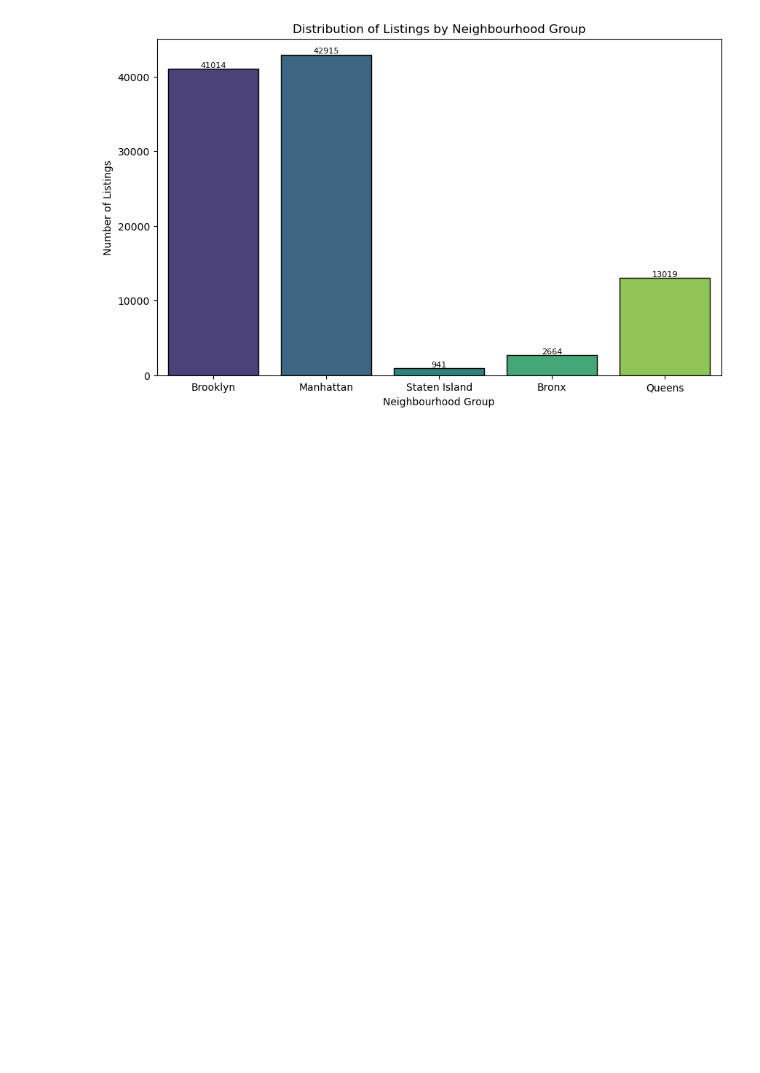
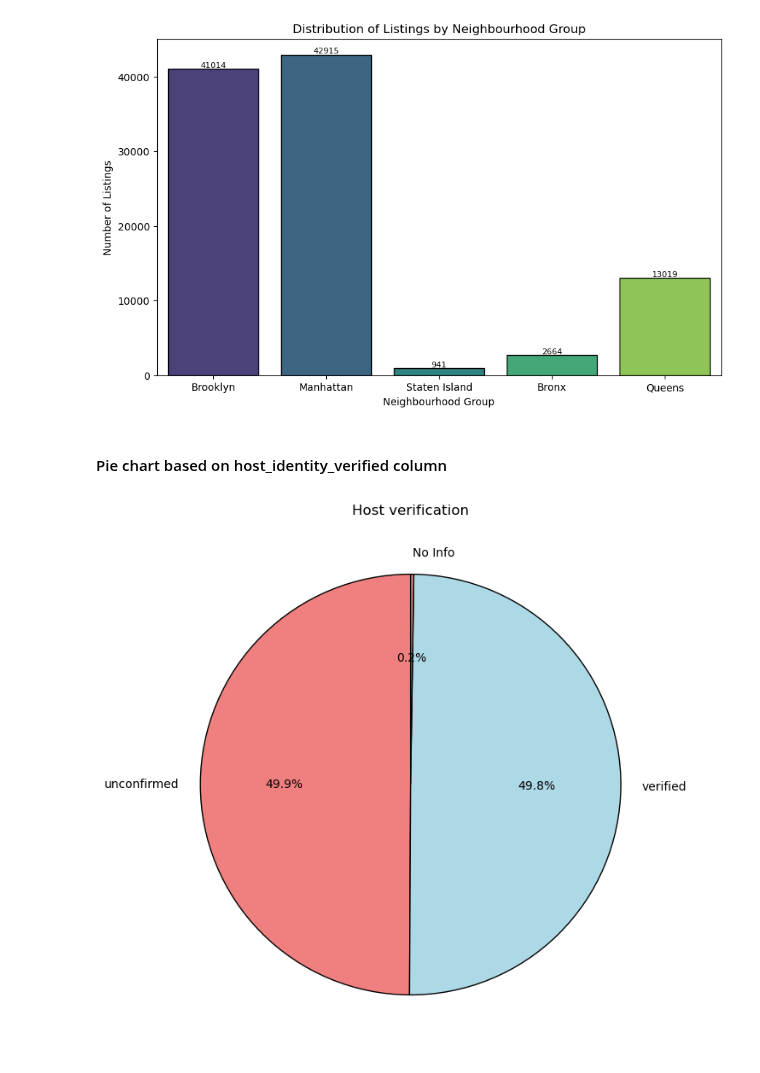
Before and after one commit to dominikvukelic/airbnb_ny_project, a Jupyter notebook: graphs/graphs.ipynb, the cells around one changed output. Saved outputs shown, nothing was run; the diff lists cells and outputs as text; code cells hidden in the pictures; blank space fills up the shorter version.

Commit message:
working on graphs

```diff
--- a/graphs/graphs.ipynb
+++ b/graphs/graphs.ipynb
@@ -50,3 +50,20 @@ for bar in ax.patches:
 plt.show()
 # %% [output]
 [figure]
+# %% [markdown]
+#### Pie chart based on host_identity_verified column
+# %%
+# Get the distribution of host verification
+hosts_verified = df['host_identity_verified'].value_counts()
+
+# Create a pie chart using Matplotlib
+plt.figure(figsize=(8, 8))
+plt.pie(hosts_verified, labels=hosts_verified.index, autopct='%1.1f%%', startangle=90, colors=['lightcoral', 'lightblue'], wedgeprops=dict(edgecolor='black'))
+
+# Set the title
+plt.title('Host verification')
+
+# Display the plot
+plt.show()
+# %% [output]
+[figure, added]
```
